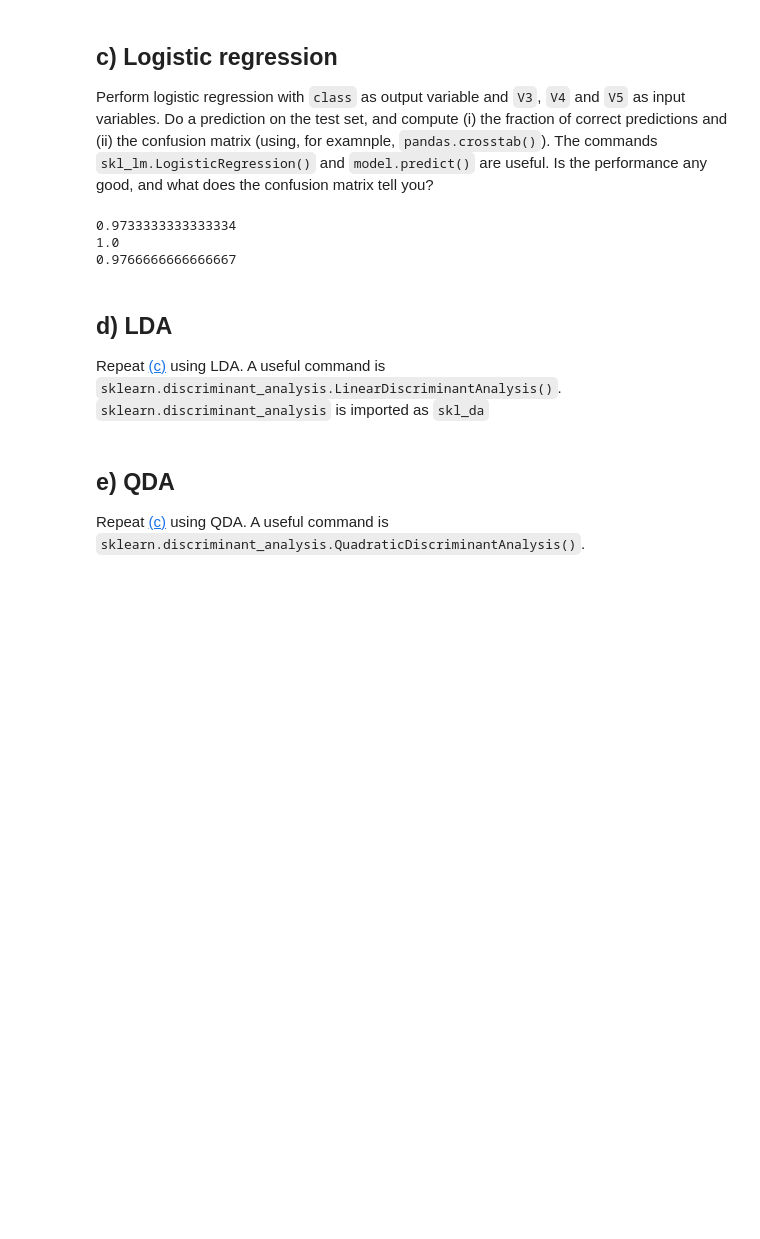
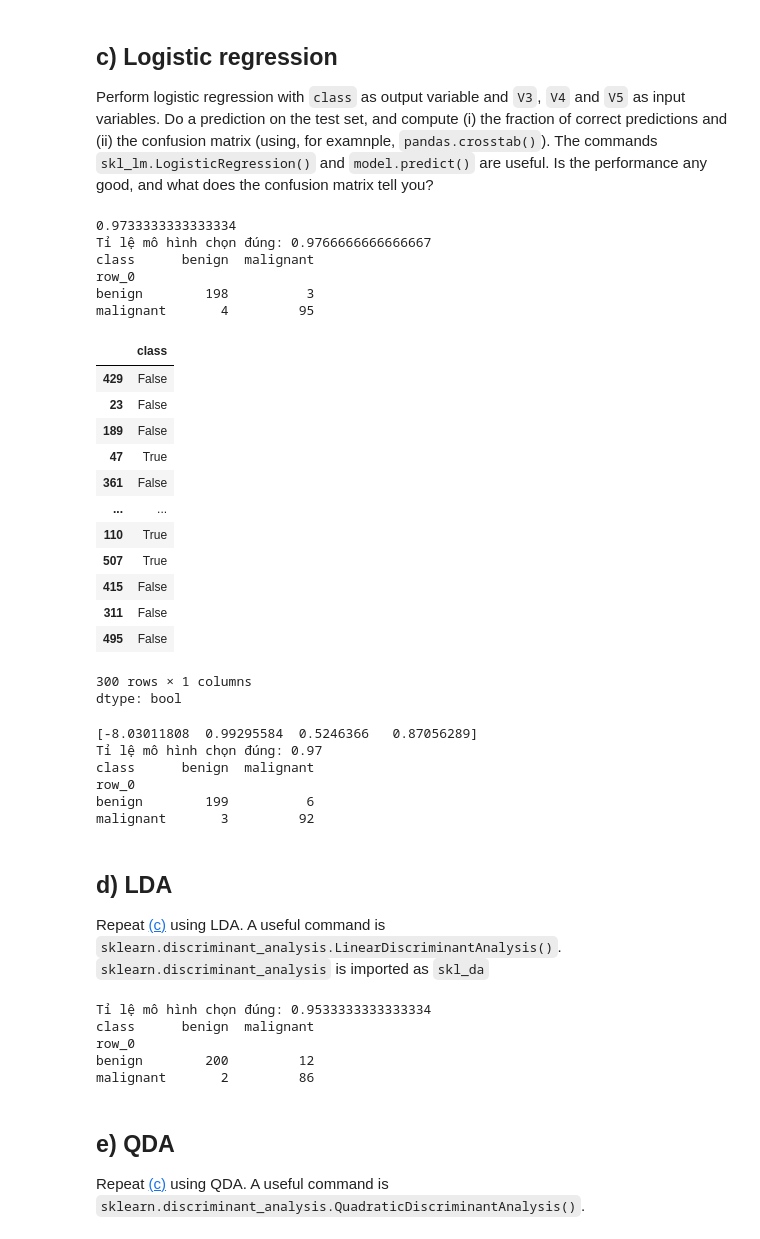
Before and after one commit to dai9u9r3jTienOofwm/ML_practice, a Jupyter notebook: sml_session_4.ipynb, the cells around one changed output. Cells and saved outputs as stored; diff of their text form; code cells hidden in the pictures; blank space fills up the shorter version.

```diff
--- a/sml_session_4.ipynb
+++ b/sml_session_4.ipynb
@@ -123,20 +123,23 @@ y = train_data['class']
 X_star = test_data[['V3','V4','V5']]
 y_star = test_data['class']
 
+observations = X
 model = skl_lm.LogisticRegression()
 model.fit(X,y)
 
 print(model.score(X, y))
 
 y_hat = model.predict(X_star)
-print(model.score(X_star, y_hat))
 
 assert len(y_hat) == len(y_star)
 
-correction = (y_hat == y_star).sum()
+print(f'Tỉ lệ mô hình chọn đúng: {np.mean(y_hat == y_star)}')
 
-print(correction / len(y_star))
+print(pd.crosstab(y_hat,y_star))
 # %% [output]
 0.9733333333333334
-1.0
-0.9766666666666667
+Tỉ lệ mô hình chọn đúng: 0.9766666666666667
+class      benign  malignant
+row_0
+benign        198          3
+malignant       4         95
@@ -150,0 +146,17 @@ class LogisticRegression_1:
+# %%
+y == 'malignant'
+# %% [output]
+|  | class |
+| 429 | False |
+| 23 | False |
+| 189 | False |
+| 47 | True |
+| 361 | False |
+| ... | ... |
+| 110 | True |
+| 507 | True |
+| 415 | False |
+| 311 | False |
+| 495 | False |
+300 rows × 1 columns
+dtype: bool
@@ -151,3 +200,47 @@ class LogisticRegression_1:
+# %%
+y_norm = norm_output(y,'malignant')
+
+X_i = add_intercept(X)
+X_star_i = add_intercept(X_star)
+
+clf = Logistic_Regression(np.zeros(X.shape[1]+1))
+clf.estimate_coff(X_i,y_norm)
+
+print(clf.get_beta())
+
+y_predict = clf.predict(X_star_i)
+
+y_hat = np.where(y_predict == 1, 'malignant','benign')
+
+assert len(y_hat) == len(y_star)
+
+print(f'Tỉ lệ mô hình chọn đúng: {np.mean(y_hat == y_star)}')
+
+print(pd.crosstab(y_hat,y_star))
+# %% [output]
+[-8.03011808  0.99295584  0.5246366   0.87056289]
+Tỉ lệ mô hình chọn đúng: 0.97
+class      benign  malignant
+row_0
+benign        199          6
+malignant       3         92
 # %% [markdown]
 ## d) LDA
 Repeat [(c)](#4.1-c) using LDA. A useful command is `sklearn.discriminant_analysis.LinearDiscriminantAnalysis()`. `sklearn.discriminant_analysis` is imported as `skl_da`
+# %%
+model = skl_da.LinearDiscriminantAnalysis()
+model.fit(X,y)
+
+y_hat = model.predict(X_star)
+
+assert len(y_hat) == len(y_star)
+
+print(f'Tỉ lệ mô hình chọn đúng: {np.mean(y_hat == y_star)}')
+
+print(pd.crosstab(y_hat,y_star))
+# %% [output]
+Tỉ lệ mô hình chọn đúng: 0.9533333333333334
+class      benign  malignant
+row_0
+benign        200         12
+malignant       2         86
```
Also changed, not shown: parts of 3 cells of this notebook.
